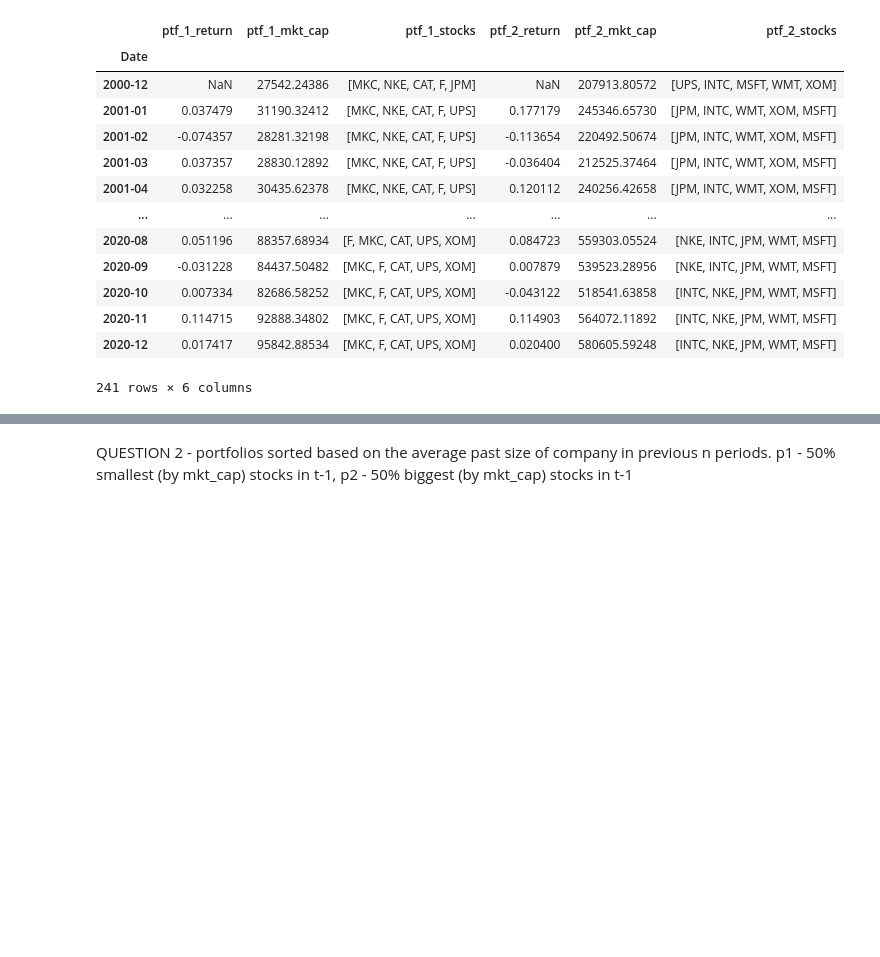
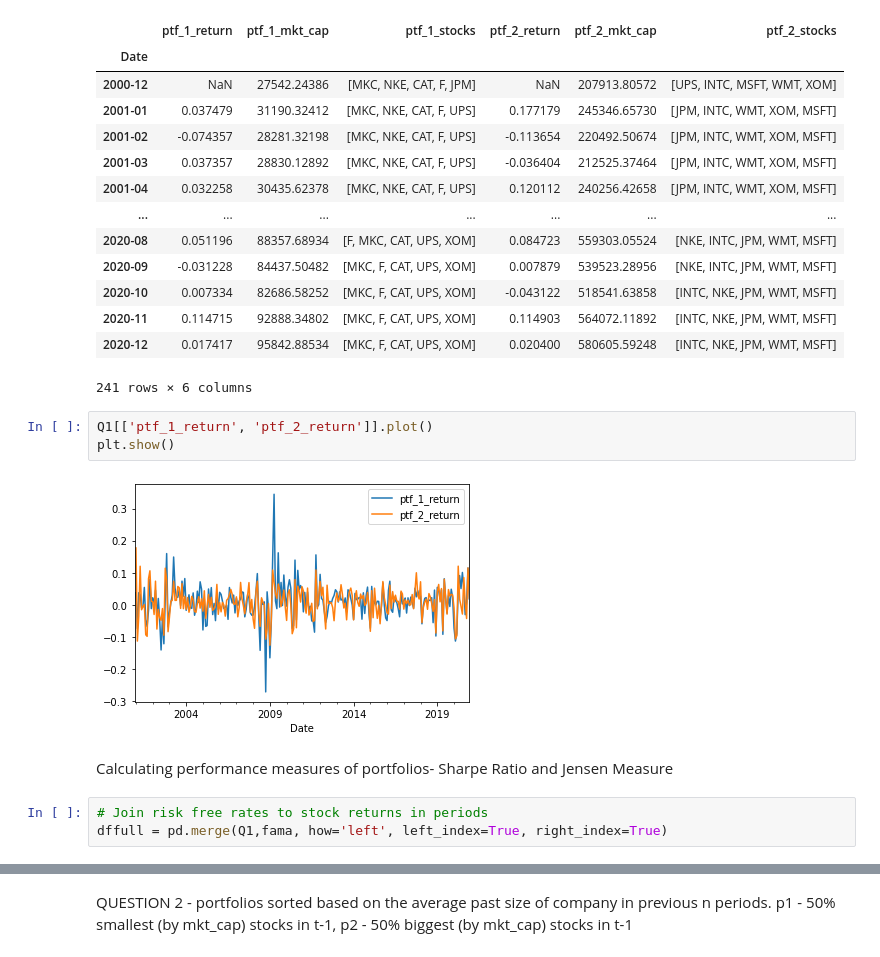
Before and after one commit to maxbranting/investment-theory, a Jupyter notebook: ProblemSet7_ready.ipynb, the cells around one changed output, grey strips where cells are left out. Cells and saved outputs as stored; diff of their text form; blank space fills up the shorter version.

```diff
--- a/ProblemSet7_ready.ipynb
+++ b/ProblemSet7_ready.ipynb
@@ -267,3 +289,13 @@ Q1
 | 2020-11 | 0.114715 | 92888.34802 | [MKC, F, CAT, UPS, XOM] | 0.114903 | 564072.11892 | [INTC, NKE, JPM, WMT, MSFT] |
 | 2020-12 | 0.017417 | 95842.88534 | [MKC, F, CAT, UPS, XOM] | 0.020400 | 580605.59248 | [INTC, NKE, JPM, WMT, MSFT] |
 241 rows × 6 columns
+# %%
+Q1[['ptf_1_return', 'ptf_2_return']].plot()
+plt.show()
+# %% [output]
+[figure, added]
+# %% [markdown]
+Calculating performance measures of portfolios- Sharpe Ratio and Jensen Measure
+# %%
+# Join risk free rates to stock returns in periods
+dffull = pd.merge(Q1,fama, how='left', left_index=True, right_index=True)
```
Also changed, not shown: parts of 41 cells of this notebook.
